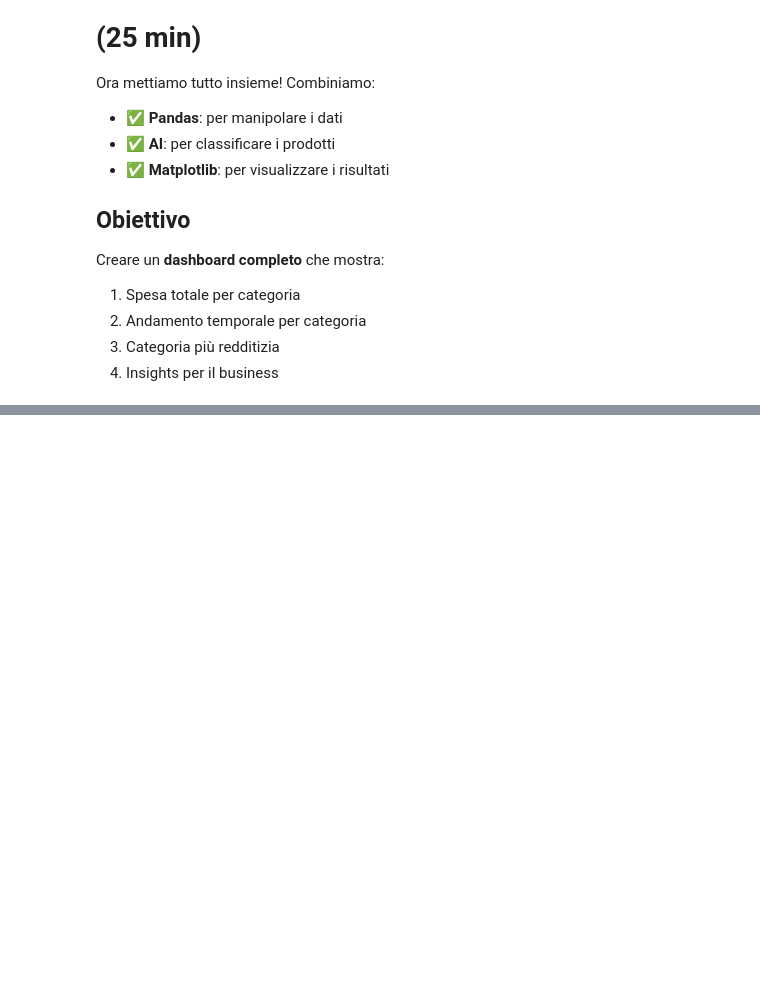
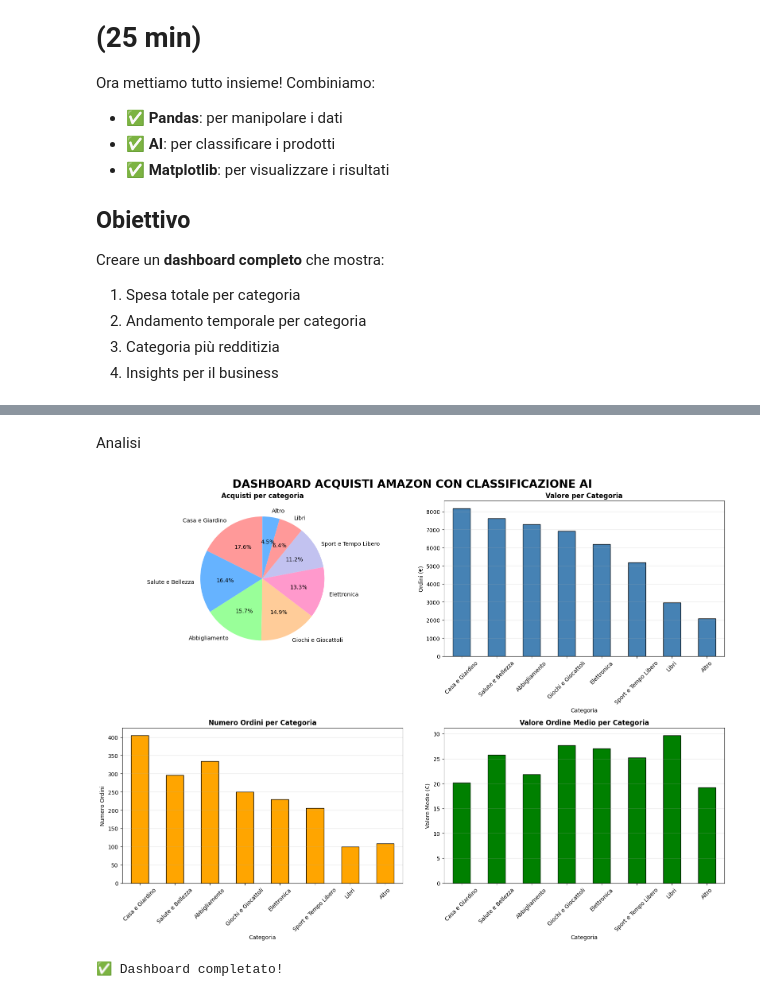
Before and after one commit to fablab-bergamo/corso-python-2026, a Jupyter notebook: Python_Lezione4.ipynb, the cells around one changed output, grey strips where cells are left out. Cells and saved outputs as stored; diff of their text form; code cells hidden in the pictures; blank space fills up the shorter version.

```diff
--- a/Python_Lezione4.ipynb
+++ b/Python_Lezione4.ipynb
@@ -504,22 +544,6 @@ print("=" * 30)
 df_vendite['Categoria_AI'] = df_vendite['Product Name'].map(classificazioni_complete)
 df_vendite.to_csv('ordini_classificati.csv')
 
-for col in df_vendite.columns:
-    if pd.api.types.is_datetime64tz_dtype(df_vendite[col]):
-        df_vendite[col] = df_vendite[col].dt.tz_localize(None)
-
-df_vendite.to_excel('ordini_classificati.xlsx', sheet_name='CorsoPython')
-
 print("✅ Categorie AI aggiunte al dataset")
 print("\\n📊 PRIME 10 RIGHE CON CATEGORIE:")
 print(df_vendite[['Product Name', 'Total Owed', 'Categoria_AI']].head(10))
-
-# Verifica che tutte le categorie siano assegnate
-categorie_mancanti = df_vendite['Categoria_AI'].isnull().sum()
-if categorie_mancanti > 0:
-    print(f"⚠️  {categorie_mancanti} prodotti senza categoria")
-    # Assegna "Altro" ai prodotti senza categoria
-    df_vendite['Categoria_AI'].fillna('Altro', inplace=True)
-    print(f"✅ Assegnata categoria 'Altro' ai prodotti mancanti")
-else:
-    print("✅ Tutti i prodotti hanno una categoria")
@@ -526,2 +554,4 @@ else:
+# %% [markdown]
+Analisi
 # %%
 # STEP 2: Analisi spesa per categoria
@@ -562,50 +578,59 @@ print(f"📈 Rappresenta il {stats_categoria.iloc[0]['Percentuale']:.1f}% del fa
+# %%
+# Filtrare categoria con percentuale < 1%
+stats_filtrato = stats_categoria[stats_categoria['Percentuale'] >= 1]
+
+stats_filtrato
+
+stats_categoria = stats_filtrato
 # %%
 # STEP 3: Visualizzazioni finali - Dashboard completo!
-print("\n📈 DASHBOARD FINALE: VENDITE PER CATEGORIA")
-print("=" * 50)
 
 # Creare un dashboard con 4 grafici
 fig, axes = plt.subplots(2, 2, figsize=(16, 12))
-fig.suptitle('🎯 DASHBOARD VENDITE E-COMMERCE CON CLASSIFICAZIONE AI', fontsize=20, fontweight='bold', y=0.98)
+fig.suptitle('DASHBOARD ACQUISTI AMAZON CON CLASSIFICAZIONE AI', fontsize=20, fontweight='bold', y=0.98)
+
 
 # Grafico 1: Fatturato per categoria (torta)
 ax1 = axes[0, 0]
 colors = ['#ff9999', '#66b3ff', '#99ff99', '#ffcc99', '#ff99cc', '#c2c2f0']
 stats_categoria['Fatturato_Totale'].plot(kind='pie', ax=ax1, colors=colors, autopct='%1.1f%%', startangle=90)
-ax1.set_title('💰 Distribuzione Fatturato per Categoria', fontweight='bold')
+ax1.set_title('Acquisti per categoria', fontweight='bold')
 ax1.set_ylabel('')
 
 # Grafico 2: Fatturato per categoria (barre)
 ax2 = axes[0, 1]
 stats_categoria['Fatturato_Totale'].plot(kind='bar', ax=ax2, color='steelblue', edgecolor='black')
-ax2.set_title('📊 Fatturato Totale per Categoria', fontweight='bold')
+ax2.set_title('Valore per Categoria', fontweight='bold')
 ax2.set_xlabel('Categoria')
-ax2.set_ylabel('Fatturato (€)')
+ax2.set_ylabel('Ordini (€)')
 ax2.tick_params(axis='x', rotation=45)
 ax2.grid(axis='y', alpha=0.3)
 
 # Grafico 3: Numero ordini per categoria
 ax3 = axes[1, 0]
 stats_categoria['Numero_Ordini'].plot(kind='bar', ax=ax3, color='orange', edgecolor='black')
-ax3.set_title('📦 Numero Ordini per Categoria', fontweight='bold')
+ax3.set_title('Numero Ordini per Categoria', fontweight='bold')
 ax3.set_xlabel('Categoria')
 ax3.set_ylabel('Numero Ordini')
 ax3.tick_params(axis='x', rotation=45)
 ax3.grid(axis='y', alpha=0.3)
 
 # Grafico 4: Ordine medio per categoria
 ax4 = axes[1, 1]
 stats_categoria['Ordine_Medio'].plot(kind='bar', ax=ax4, color='green', edgecolor='black')
-ax4.set_title('💳 Valore Ordine Medio per Categoria', fontweight='bold')
+ax4.set_title('Valore Ordine Medio per Categoria', fontweight='bold')
 ax4.set_xlabel('Categoria')
 ax4.set_ylabel('Valore Medio (€)')
 ax4.tick_params(axis='x', rotation=45)
 ax4.grid(axis='y', alpha=0.3)
 
 plt.tight_layout()
 plt.show()
 
 print("✅ Dashboard completato!")
+# %% [output]
+[figure, added]
+✅ Dashboard completato!
 # %% [markdown]
 # 🎉 CONCLUSIONE CORSO PYTHON
 
```
Also changed, not shown: parts of 38 cells of this notebook, 2 other files.
